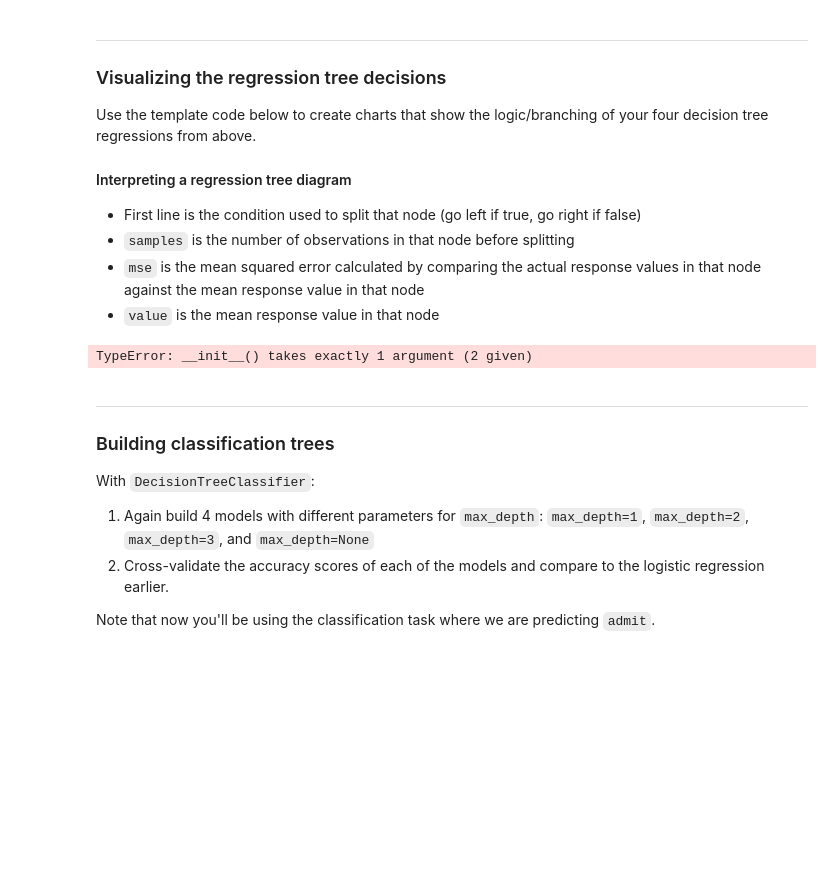
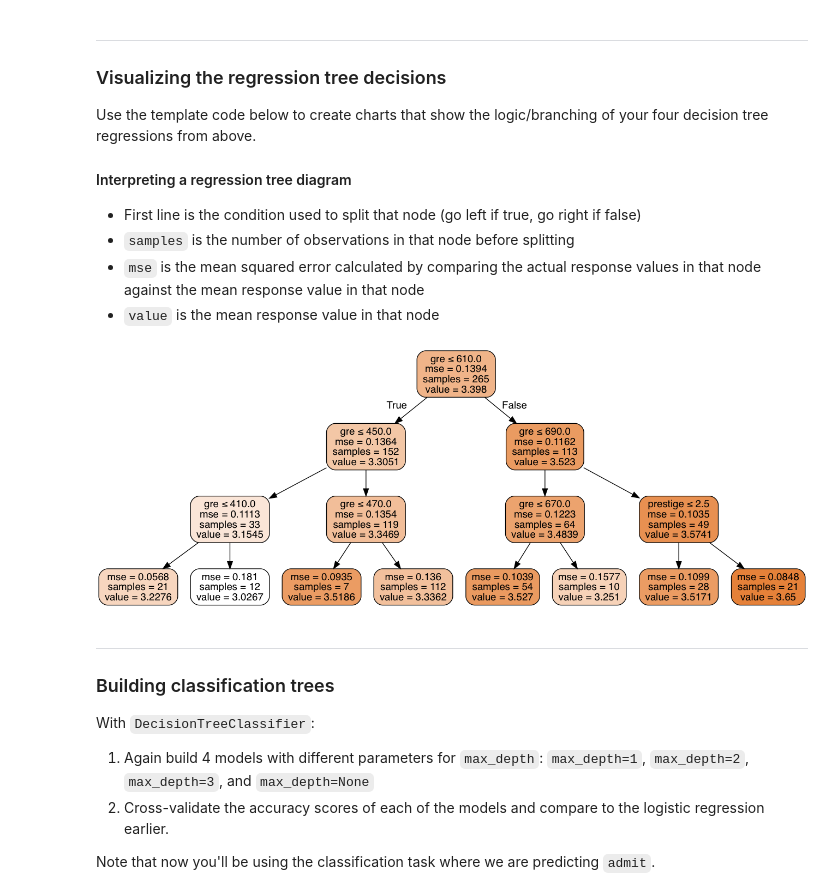
Before and after one commit to matthewbrems/old, a Jupyter notebook: curriculum/06-week/6.02-intro-to-cart-lab/6.02-starter-code-jd.ipynb, the cells around one changed output. Saved outputs shown, nothing was run; the diff lists cells and outputs as text; code cells hidden in the pictures; blank space fills up the shorter version.

```diff
--- a/curriculum/06-week/6.02-intro-to-cart-lab/6.02-starter-code-jd.ipynb
+++ b/curriculum/06-week/6.02-intro-to-cart-lab/6.02-starter-code-jd.ipynb
@@ -163,14 +163,16 @@ With `DecisionTreeRegressor`:
 from sklearn.tree import DecisionTreeClassifier, DecisionTreeRegressor
 import sklearn.datasets as datasets
 
-def build_tree_model(X,y,max_depth_num):
+def build_tree_model(X,y,max_depth_num,classifier):
 
     if max_depth_num==0:
-        regressor = DecisionTreeRegressor(criterion='mse')
+        model = classifier(criterion='mse')
     else:
-        regressor = DecisionTreeRegressor(criterion='mse',
-                                  max_depth=max_depth_num)
-    model = regressor.fit(X, y)
+        model = classifier(criterion='mse', max_depth=max_depth_num)
+    model = model.fit(X, y)
     return model
 # %%
 X_train, X_test, y_train, y_test = train_test_split(Xr, yr, test_size=0.33)
+for num in [1,2,3,0]:
+    model = build_tree_model(X_train, y_train, num, DecisionTreeRegressor)
+    cross_val(model, X_train, y_train)
@@ -177,4 +191,0 @@ X_train, X_test, y_train, y_test = train_test_split(Xr, yr, test_size=0.33)
-# %%
-for num in [1,2,3,0]:
-    tree = build_tree_model(X_train,y_train,num)
-    cross_val(tree, X_train, y_train)
@@ -205,36 +203,26 @@ Use the template code below to create charts that show the logic/branching of yo
 - `mse` is the mean squared error calculated by comparing the actual response values in that node against the mean response value in that node
 - `value` is the mean response value in that node
 # %%
-# TEMPLATE CODE
+from IPython.display import Image
+from sklearn import tree
 def tree_diagram(model,X):
 # initialize the output file object
     dot_data = StringIO()
 
-# my fit DecisionTreeRegressor object here is: dtr1
-# for feature_names i put the columns of my Xr matrix
-    export_graphviz(model, out_file=dot_data,
+    # my fit DecisionTreeRegressor object here is: dtr1
+    # for feature_names i put the columns of my Xr matrix
+    tree.export_graphviz(model, out_file=dot_data,
                 filled=True, rounded=True,
                 special_characters=True,
                 feature_names=X.columns)
     graph = pydotplus.graph_from_dot_data(dot_data.getvalue())
-    Image(graph.create_png())
-
-
-
-# tree.export_graphviz(dtr, out_file=dot_data, feature_names=X.columns)
-# graph = pydot.graph_from_dot_data(dot_data.getvalue())
-# Image(graph.create_png())
+    return Image(graph.create_png())
-# %%
-
-def build_tree_diagram(X,y,max_depth_num):
-
-    if max_depth_num==0:
-        regressor = DecisionTreeRegressor(criterion='mse')
-    else:
-        regressor = DecisionTreeRegressor(criterion='mse',
-                                  max_depth=max_depth_num)
-# %% [output]
-TypeError: __init__() takes exactly 1 argument (2 given)
+# %%
+model = build_tree_model(X_train,y_train,3, DecisionTreeRegressor)
+
+tree_diagram(model,X_train)
+# %% [output]
+[figure, added]
 # %% [markdown]
 ---
 
```
Also changed, not shown: parts of 7 cells of this notebook, 1 other file.
